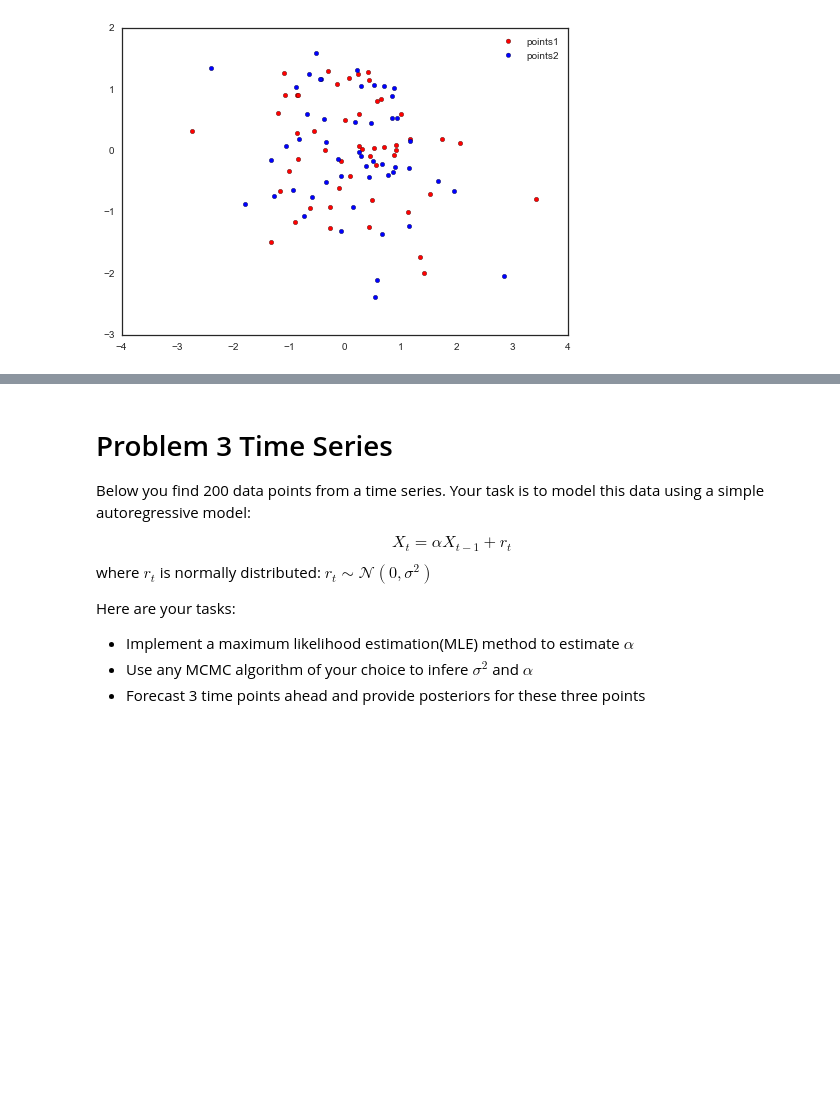
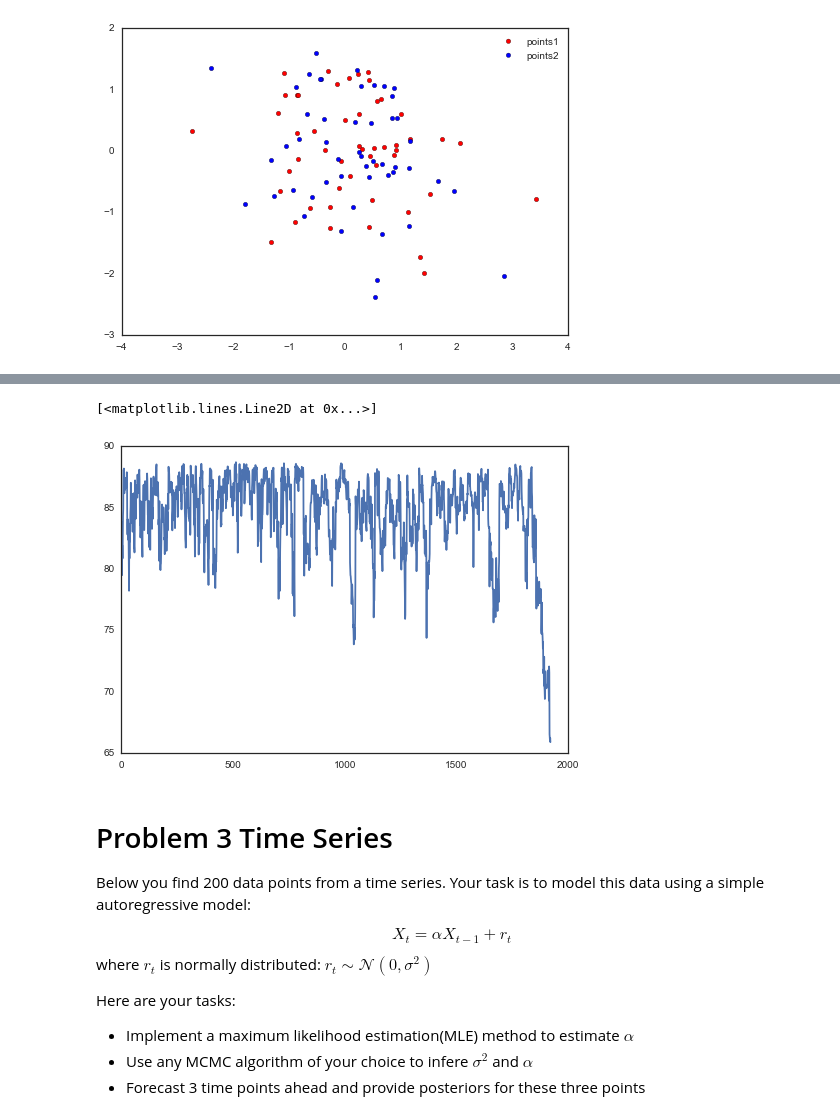
Before and after one commit to chuckyouliu/AM207, a Jupyter notebook: Homework/AM207_Charles_Liu_HW4.ipynb, the cells around one changed output, grey strips where cells are left out. Drawn from its saved outputs; the diff is of its cells as text; code cells hidden in the pictures; blank space fills up the shorter version.

```diff
--- a/Homework/AM207_Charles_Liu_HW4.ipynb
+++ b/Homework/AM207_Charles_Liu_HW4.ipynb
@@ -300,0 +338,32 @@ plt.show()
+# %%
+#having temperatures high, want to explore space as much as possible
+temperature = 10.0
+#start with identity matrix
+corr_mat = np.eye(len(points1))
+best_found = calcA(corr_mat)
+best_corrmat = corr_mat[:, :]
+err_trace = [best_found[1]]
+prev_E = best_found
+m = 1000
+ftol = 0.01
+
+for i in xrange(100000):
+    num_swaps = np.max([1,np.floor(np.sqrt(temperature)).astype(int)])
+    new_corr_mat = new_corrmatrix(corr_mat, num_swaps)
+    new_E = calcA(new_corr_mat)
+    deltaE  =  new_E[1] - prev_E[1]
+    if deltaE < 0 or np.random.rand() < np.exp( -deltaE/temperature):
+        if best_found[1] > new_E[1]:
+            best_found = new_E
+            best_corrmat = new_corr_mat[:,:]
+        corr_mat = new_corr_mat
+        prev_E = new_E
+        err_trace.append(new_E[1])
+
+    if len(err_trace) % 100 == 0:
+        temperature *= 0.9
+        if temperature < 0.01:
+            temperature = 10.0
+
+    if len(err_trace) > m and np.std(err_trace[-m:])/np.mean(err_trace[-m:]) < ftol:
+        break
@@ -301,3 +399,8 @@ plt.show()
+# %%
+plt.plot(err_trace)
+# %% [output]
+[<matplotlib.lines.Line2D at 0x...>]
+[figure, added]
 # %% [markdown]
 # Problem 3 Time Series
 
```
Also changed, not shown: parts of 4 cells of this notebook.
